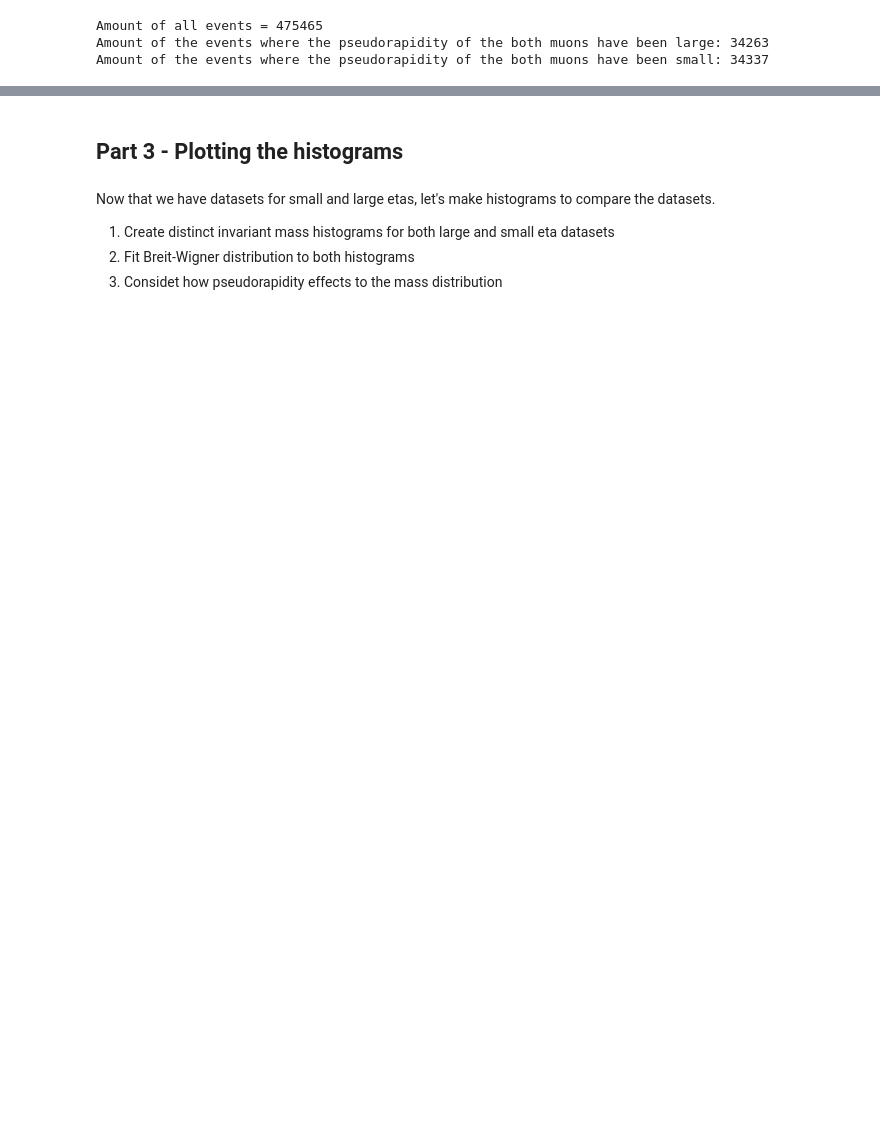
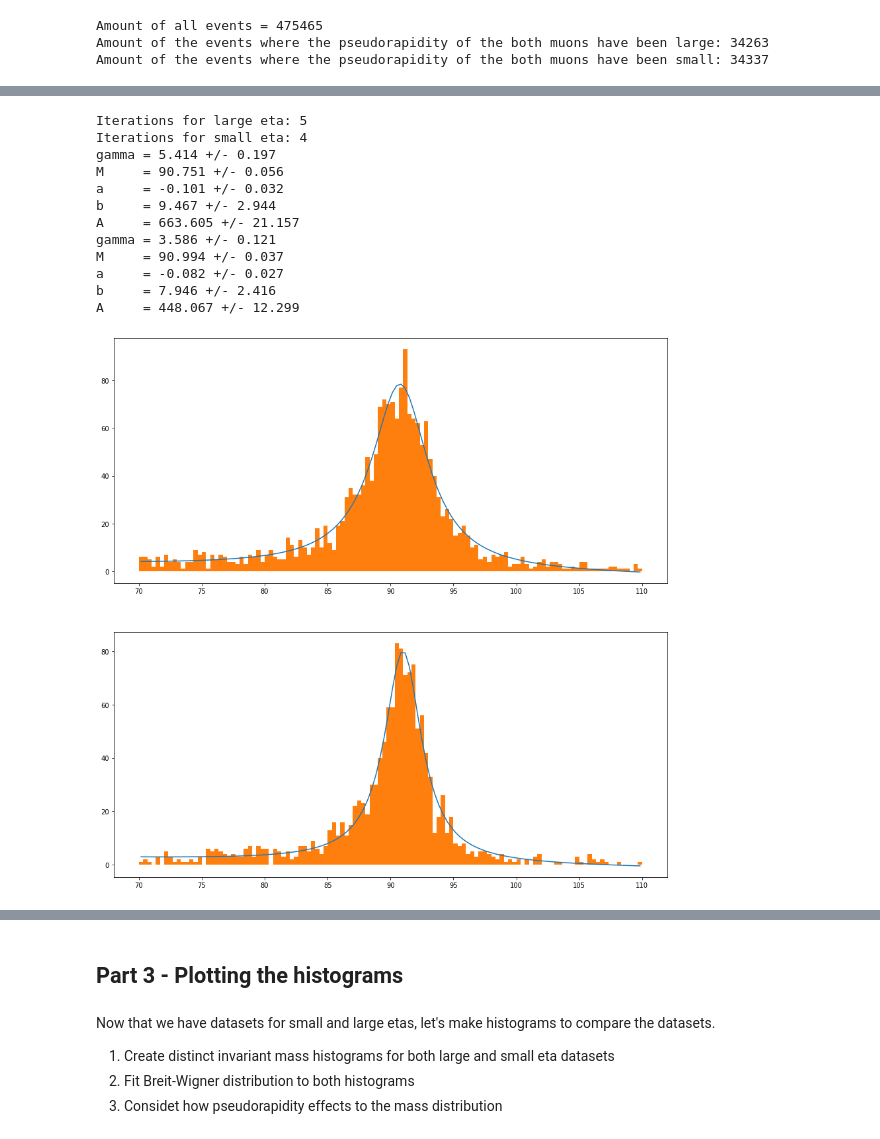
Before and after one commit to mlotti/Hitu_2020, a Jupyter notebook: Notebooks/Week4/Exercise_4_sol.ipynb, the cells around one changed output, grey strips where cells are left out. Drawn from its saved outputs; the diff is of its cells as text; code cells hidden in the pictures; blank space fills up the shorter version.

```diff
--- a/Notebooks/Week4/Exercise_4_sol.ipynb
+++ b/Notebooks/Week4/Exercise_4_sol.ipynb
@@ -110,0 +161,5 @@ Amount of the events where the pseudorapidity of the both muons have been small:
+# %%
+def breitwigner(E, gamma, M, a, b, A):
+    y = np.sqrt(M**2*(M**2+gamma**2))
+    K = 2*np.sqrt(2)*M*gamma*y/(np.pi*np.sqrt(M**2+y))
+    return a*E+b+A*(K/((E**2-M**2)**2+M**2*gamma**2))
@@ -110,0 +175,56 @@ Amount of the events where the pseudorapidity of the both muons have been small:
+# %%
+from scipy.optimize import curve_fit
+
+accuracy = 1e-5
+p0 = [5, 90, -1, 100, 100]
+i_large = 1
+i_small = 1
+while True: # Loop until desired accuracy
+    best_large, covariance_large = curve_fit(breitwigner, bins_large, hist_large, p0=p0)
+    error_large = max(abs(p0-best_large))
+    if error_large < accuracy:
+        break
+    p0 = best_large
+    i_large+=1
+print("Iterations for large eta:", i_large)
+
+while True: # Loop until desired accuracy
+    best_small, covariance_small = curve_fit(breitwigner, bins_small, hist_small, p0=p0)
+    error_small = max(abs(p0-best_small))
+    if error_small < accuracy:
+        break
+    p0 = best_small
+    i_small+=1
+print("Iterations for small eta:", i_small)
+
+f = plt.figure(figsize=(15,15))
+plt.subplot(211)
+plt.plot(bins_large, breitwigner(np.array(bins_large), *best_large))
+plt.hist(inv_mass_large, bins=120, range=(70,110))
+errors_large = np.sqrt(np.diag(covariance_large))
+param_strings = ["gamma","M","a","b","A"]
+for i in range(len(best_large)):
+    print("{2:5} = {0:.3f} +/- {1:.3f}".format(best_large[i],errors_large[i],param_strings[i]))
+
+plt.subplot(212)
+plt.plot(bins_small, breitwigner(np.array(bins_small), *best_small))
+plt.hist(inv_mass_small, bins=120, range=(70,110))
+errors_small = np.sqrt(np.diag(covariance_small))
+param_strings = ["gamma","M","a","b","A"]
+for i in range(len(best_small)):
+    print("{2:5} = {0:.3f} +/- {1:.3f}".format(best_small[i],errors_small[i],param_strings[i]))
+plt.show()
+# %% [output]
+Iterations for large eta: 5
+Iterations for small eta: 4
+gamma = 5.414 +/- 0.197
+M     = 90.751 +/- 0.056
+a     = -0.101 +/- 0.032
+b     = 9.467 +/- 2.944
+A     = 663.605 +/- 21.157
+gamma = 3.586 +/- 0.121
+M     = 90.994 +/- 0.037
+a     = -0.082 +/- 0.027
+b     = 7.946 +/- 2.416
+A     = 448.067 +/- 12.299
+[figure, added]
```
Also changed, not shown: parts of 20 cells of this notebook, 1 other file.
